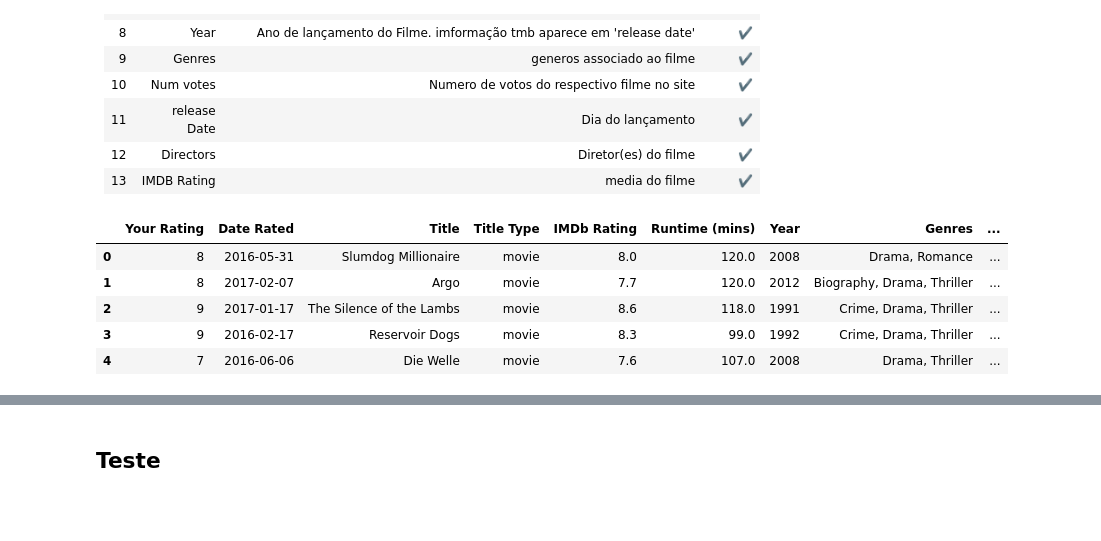
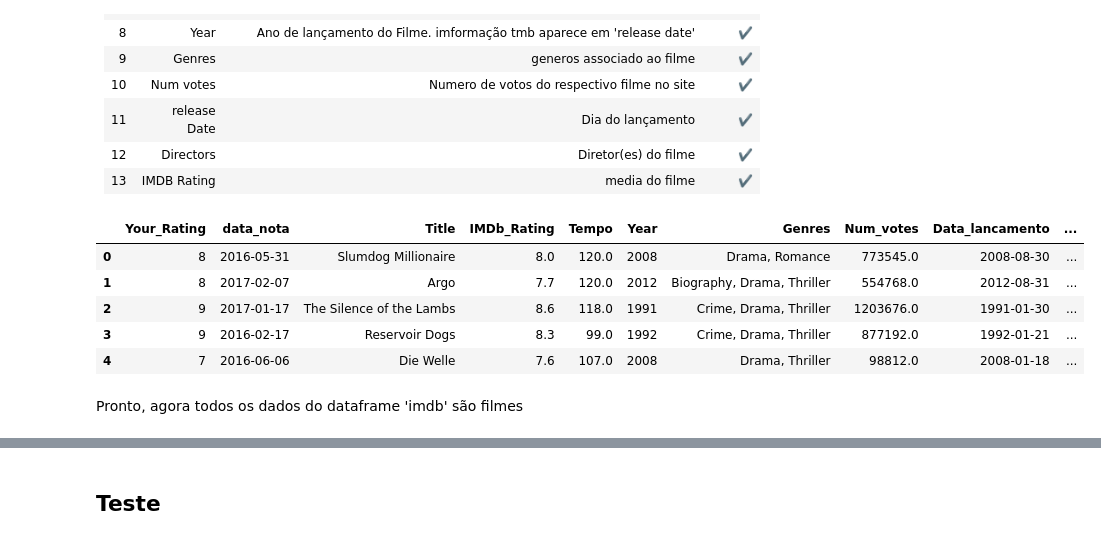
Before and after one commit to mateusmata/Jupyter_Notebook_Estudo, a Jupyter notebook: Arquivos ipynb/IMDB_ratings_Pessoal.ipynb, the cells around one changed output, grey strips where cells are left out. Cells and saved outputs as stored; diff of their text form; code cells hidden in the pictures; blank space fills up the shorter version.

```diff
--- a/Arquivos ipynb/IMDB_ratings_Pessoal.ipynb
+++ b/Arquivos ipynb/IMDB_ratings_Pessoal.ipynb
@@ -59,14 +59,17 @@ O dataframe análisado tem 13 colunas e 338 filmes ou series registrados
 | 12 | Directors | Diretor(es) do filme | ✔️ |
 | 13 | IMDB Rating | media do filme | ✔️ |
 # %%
-imdb = imdb.replace(['Date Rated', 'Title Type', 'Num Votes', 'Release Date'], ['data_nota', 'Tipo', 'Num_votes', 'Data_lancamento']) #AS colunas foram renomeadas
-imdb = imdb.loc[imdb['Title Type'] == 'movie']
-#imdb = imdb.drop(columns=['Const', 'URL'])   # As colunas foram excluidas
+#imdb = imdb.replace(['Date Rated', 'Title Type', 'Num Votes', 'Release Date'], ['data_nota', 'Tipo', 'Num_votes', 'Data_lancamento']) #AS colunas foram renomeadas
+imdb = imdb.rename(columns={'Your Rating':'Your_Rating','Date Rated': 'data_nota', 'Runtime (mins)':'Tempo', 'Title Type': 'Tipo', 'IMDb Rating':'IMDb_Rating', 'Num Votes':'Num_votes', 'Release Date':'Data_lancamento'}) #AS colunas foram renomeadas
+imdb = imdb.loc[imdb['Tipo'] == 'movie']
+imdb = imdb.drop(columns=['Const', 'URL', 'Tipo'])   # As colunas foram excluidas
 imdb.head()
 # %% [output]
-|  | Your Rating | Date Rated | Title | Title Type | IMDb Rating | Runtime (mins) | Year | Genres | ... |
-| 0 | 8 | 2016-05-31 | Slumdog Millionaire | movie | 8.0 | 120.0 | 2008 | Drama, Romance | ... |
-| 1 | 8 | 2017-02-07 | Argo | movie | 7.7 | 120.0 | 2012 | Biography, Drama, Thriller | ... |
-| 2 | 9 | 2017-01-17 | The Silence of the Lambs | movie | 8.6 | 118.0 | 1991 | Crime, Drama, Thriller | ... |
-| 3 | 9 | 2016-02-17 | Reservoir Dogs | movie | 8.3 | 99.0 | 1992 | Crime, Drama, Thriller | ... |
-| 4 | 7 | 2016-06-06 | Die Welle | movie | 7.6 | 107.0 | 2008 | Drama, Thriller | ... |
+|  | Your_Rating | data_nota | Title | IMDb_Rating | Tempo | Year | Genres | Num_votes | Data_lancamento | ... |
+| 0 | 8 | 2016-05-31 | Slumdog Millionaire | 8.0 | 120.0 | 2008 | Drama, Romance | 773545.0 | 2008-08-30 | ... |
+| 1 | 8 | 2017-02-07 | Argo | 7.7 | 120.0 | 2012 | Biography, Drama, Thriller | 554768.0 | 2012-08-31 | ... |
+| 2 | 9 | 2017-01-17 | The Silence of the Lambs | 8.6 | 118.0 | 1991 | Crime, Drama, Thriller | 1203676.0 | 1991-01-30 | ... |
+| 3 | 9 | 2016-02-17 | Reservoir Dogs | 8.3 | 99.0 | 1992 | Crime, Drama, Thriller | 877192.0 | 1992-01-21 | ... |
+| 4 | 7 | 2016-06-06 | Die Welle | 7.6 | 107.0 | 2008 | Drama, Thriller | 98812.0 | 2008-01-18 | ... |
+# %% [markdown]
+Pronto, agora todos os dados do dataframe 'imdb' são filmes
```
Also changed, not shown: parts of 31 cells of this notebook.
